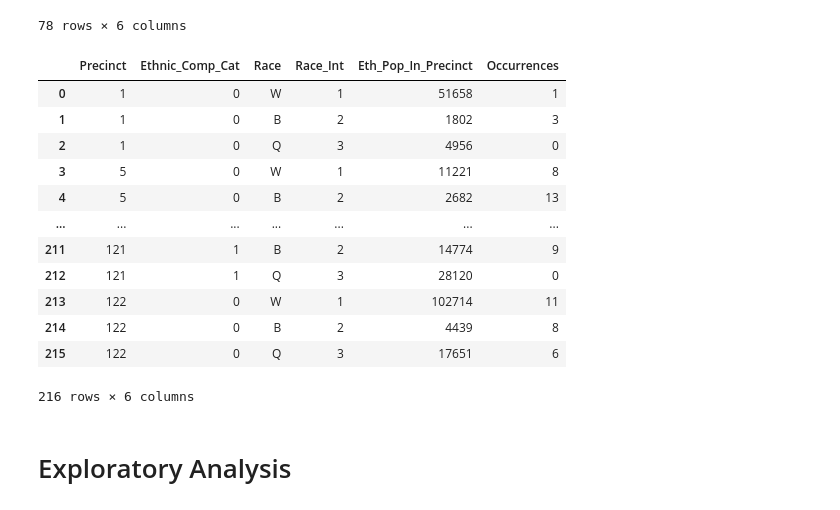
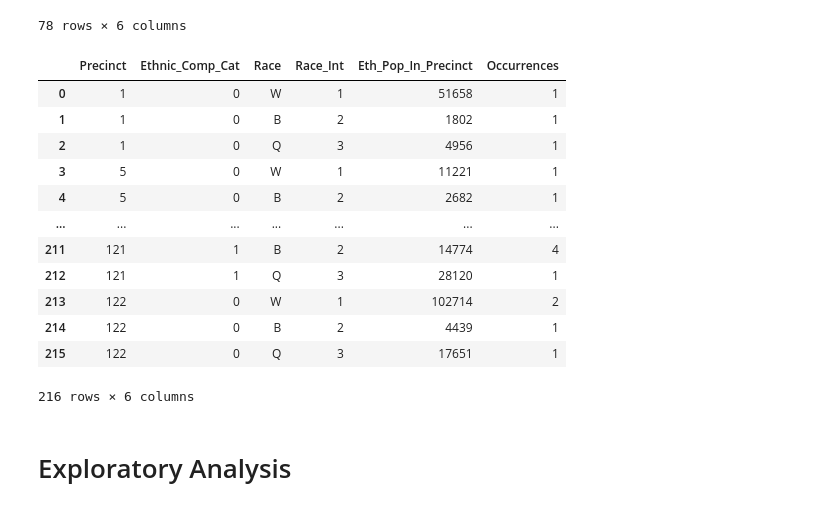
Before and after one commit to maxpiasevoli/SML310_FinalProject_MP, a Jupyter notebook: Exploratory Analysis With Data Pre Processing.ipynb, the cells around one changed output. Drawn from its saved outputs; the diff is of its cells as text; code cells hidden in the pictures.

Commit message:
modified n_ep so that precincts with no arrests have a value of 1. Changed corresponding code in R script for this. Also increased number of iterations for each chain of the hierarchical models.

```diff
--- a/Exploratory Analysis With Data Pre Processing.ipynb
+++ b/Exploratory Analysis With Data Pre Processing.ipynb
@@ -121,7 +115,8 @@ all_precincts = list(all_precincts)
 for n_dict in n_ep.values():
     for precinct in all_precincts:
         if precinct not in n_dict:
-            n_dict[precinct] = 1e-6
+            #n_dict[precinct] = 1e-6
+            n_dict[precinct] = 1
 
 # handle missing precincts in n_ep
 for n_dict in n_ep_z.values():
@@ -207,17 +202 @@ n_ep_df.to_csv('./2014_arrests.csv', index=False)
 n_ep_z_df.to_csv('./2014_arrests_zeros.csv', index=False)
-# %%
-y_ep_df
-# %% [output]
-|  | Precinct | Ethnic_Comp_Cat | Race | Race_Int | Eth_Pop_In_Precinct | Occurrences |
-| 0 | 1 | 0 | W | 1 | 51658 | 1 |
-| 1 | 1 | 0 | B | 2 | 1802 | 3 |
-| 2 | 1 | 0 | Q | 3 | 4956 | 0 |
-| 3 | 5 | 0 | W | 1 | 11221 | 8 |
-| 4 | 5 | 0 | B | 2 | 2682 | 13 |
-| ... | ... | ... | ... | ... | ... | ... |
-| 211 | 121 | 1 | B | 2 | 14774 | 9 |
-| 212 | 121 | 1 | Q | 3 | 28120 | 0 |
-| 213 | 122 | 0 | W | 1 | 102714 | 11 |
-| 214 | 122 | 0 | B | 2 | 4439 | 8 |
-| 215 | 122 | 0 | Q | 3 | 17651 | 6 |
-216 rows × 6 columns
@@ -224,3 +207,19 @@ y_ep_df
+# %%
+n_ep_df
+# %% [output]
+|  | Precinct | Ethnic_Comp_Cat | Race | Race_Int | Eth_Pop_In_Precinct | Occurrences |
+| 0 | 1 | 0 | W | 1 | 51658 | 1 |
+| 1 | 1 | 0 | B | 2 | 1802 | 1 |
+| 2 | 1 | 0 | Q | 3 | 4956 | 1 |
+| 3 | 5 | 0 | W | 1 | 11221 | 1 |
+| 4 | 5 | 0 | B | 2 | 2682 | 1 |
+| ... | ... | ... | ... | ... | ... | ... |
+| 211 | 121 | 1 | B | 2 | 14774 | 4 |
+| 212 | 121 | 1 | Q | 3 | 28120 | 1 |
+| 213 | 122 | 0 | W | 1 | 102714 | 2 |
+| 214 | 122 | 0 | B | 2 | 4439 | 1 |
+| 215 | 122 | 0 | Q | 3 | 17651 | 1 |
+216 rows × 6 columns
 # %% [markdown]
 # Exploratory Analysis
 # %%
```
Also changed, not shown: parts of 4 cells of this notebook, 5 other files.
